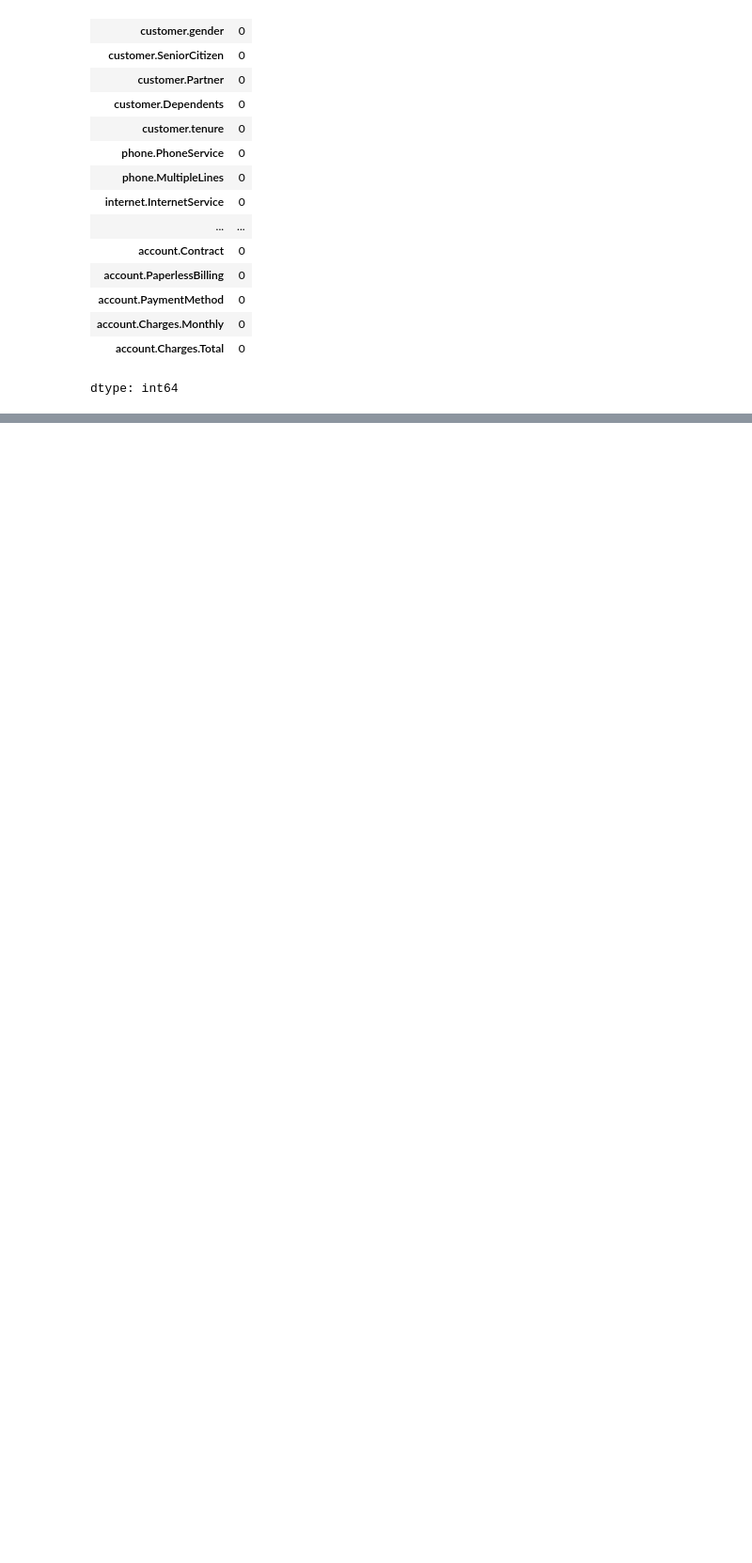
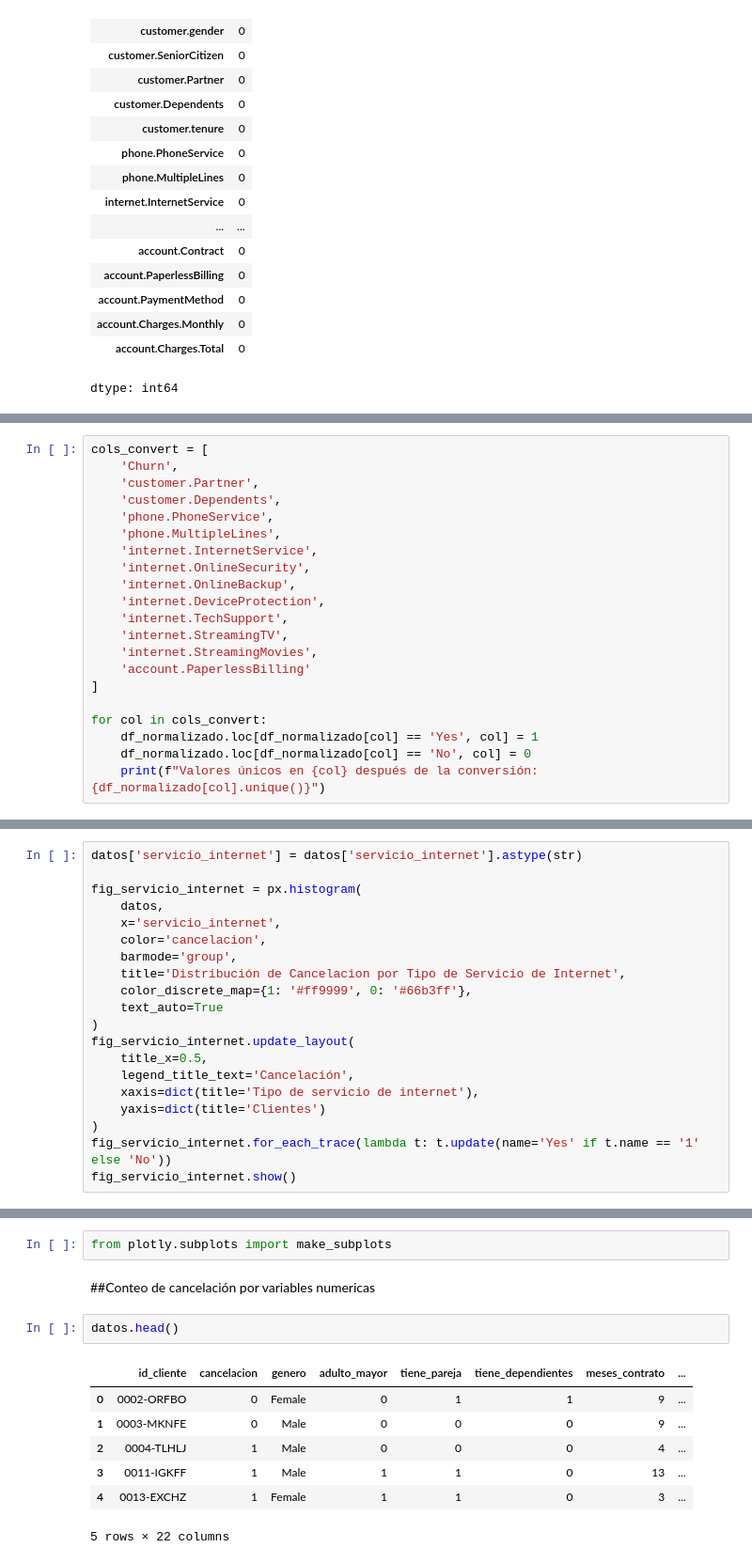
Before and after one commit to Diana13Delgado/Challenge-Telecom-X, a Jupyter notebook: TelecomX_LATAM.ipynb, the cells around one changed output, grey strips where cells are left out. Shown at 94% size. Saved outputs shown, nothing was run; the diff lists cells and outputs as text; blank space fills up the shorter version.

```diff
--- a/TelecomX_LATAM.ipynb
+++ b/TelecomX_LATAM.ipynb
@@ -214,0 +276,21 @@ dtype: int64
+# %%
+cols_convert = [
+    'Churn',
+    'customer.Partner',
+    'customer.Dependents',
+    'phone.PhoneService',
+    'phone.MultipleLines',
+    'internet.InternetService',
+    'internet.OnlineSecurity',
+    'internet.OnlineBackup',
+    'internet.DeviceProtection',
+    'internet.TechSupport',
+    'internet.StreamingTV',
+    'internet.StreamingMovies',
+    'account.PaperlessBilling'
+]
+
+for col in cols_convert:
+    df_normalizado.loc[df_normalizado[col] == 'Yes', col] = 1
+    df_normalizado.loc[df_normalizado[col] == 'No', col] = 0
+    print(f"Valores únicos en {col} después de la conversión: {df_normalizado[col].unique()}")
@@ -216,0 +521,20 @@ dtype: int64
+# %%
+datos['servicio_internet'] = datos['servicio_internet'].astype(str)
+
+fig_servicio_internet = px.histogram(
+    datos,
+    x='servicio_internet',
+    color='cancelacion',
+    barmode='group',
+    title='Distribución de Cancelacion por Tipo de Servicio de Internet',
+    color_discrete_map={1: '#ff9999', 0: '#66b3ff'},
+    text_auto=True
+)
+fig_servicio_internet.update_layout(
+    title_x=0.5,
+    legend_title_text='Cancelación',
+    xaxis=dict(title='Tipo de servicio de internet'),
+    yaxis=dict(title='Clientes')
+)
+fig_servicio_internet.for_each_trace(lambda t: t.update(name='Yes' if t.name == '1' else 'No'))
+fig_servicio_internet.show()
@@ -216,0 +583,14 @@ dtype: int64
+# %%
+from plotly.subplots import make_subplots
+# %% [markdown]
+##Conteo de cancelación por variables numericas
+# %%
+datos.head()
+# %% [output]
+|  | id_cliente | cancelacion | genero | adulto_mayor | tiene_pareja | tiene_dependientes | meses_contrato | ... |
+| 0 | 0002-ORFBO | 0 | Female | 0 | 1 | 1 | 9 | ... |
+| 1 | 0003-MKNFE | 0 | Male | 0 | 0 | 0 | 9 | ... |
+| 2 | 0004-TLHLJ | 1 | Male | 0 | 0 | 0 | 4 | ... |
+| 3 | 0011-IGKFF | 1 | Male | 1 | 1 | 0 | 13 | ... |
+| 4 | 0013-EXCHZ | 1 | Female | 1 | 1 | 0 | 3 | ... |
+5 rows × 22 columns
```
Also changed, not shown: parts of 50 cells of this notebook.
